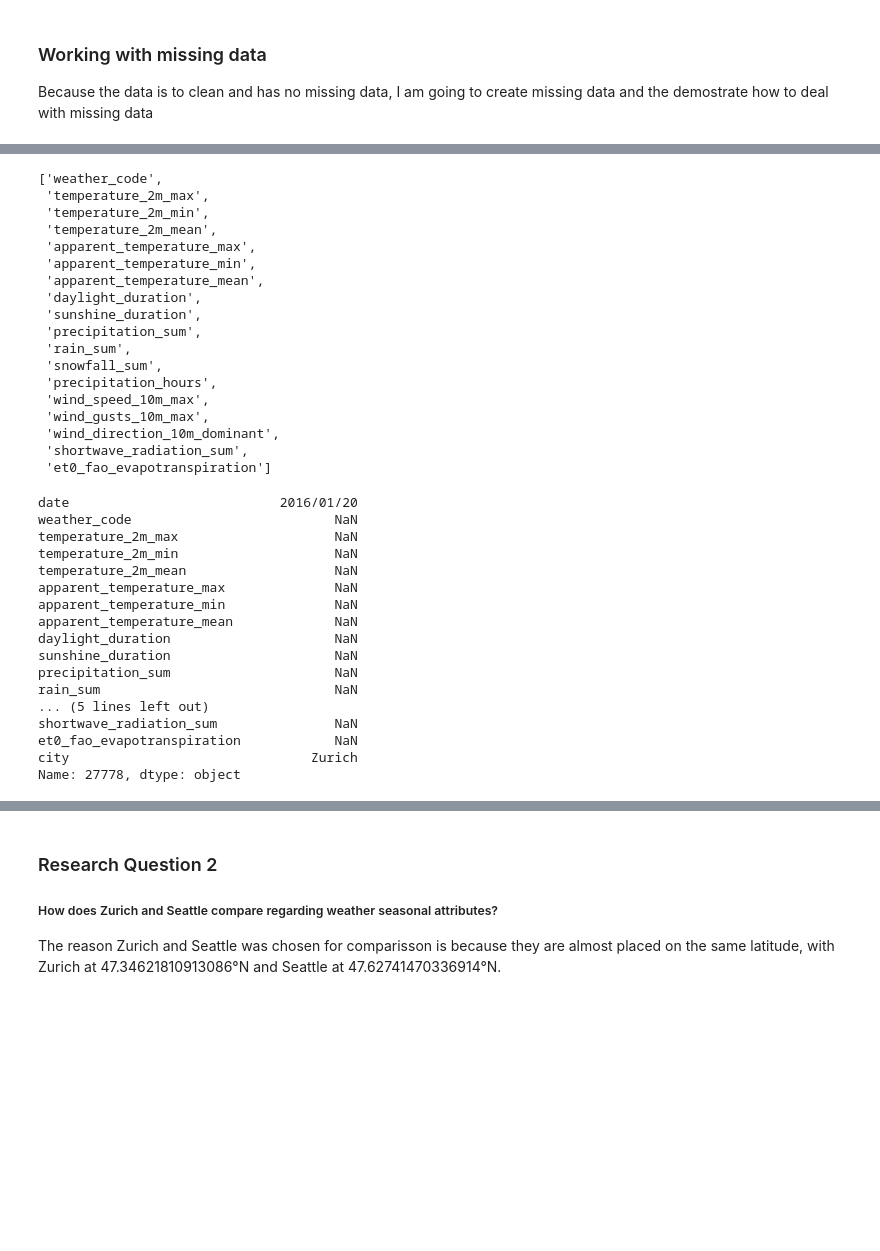
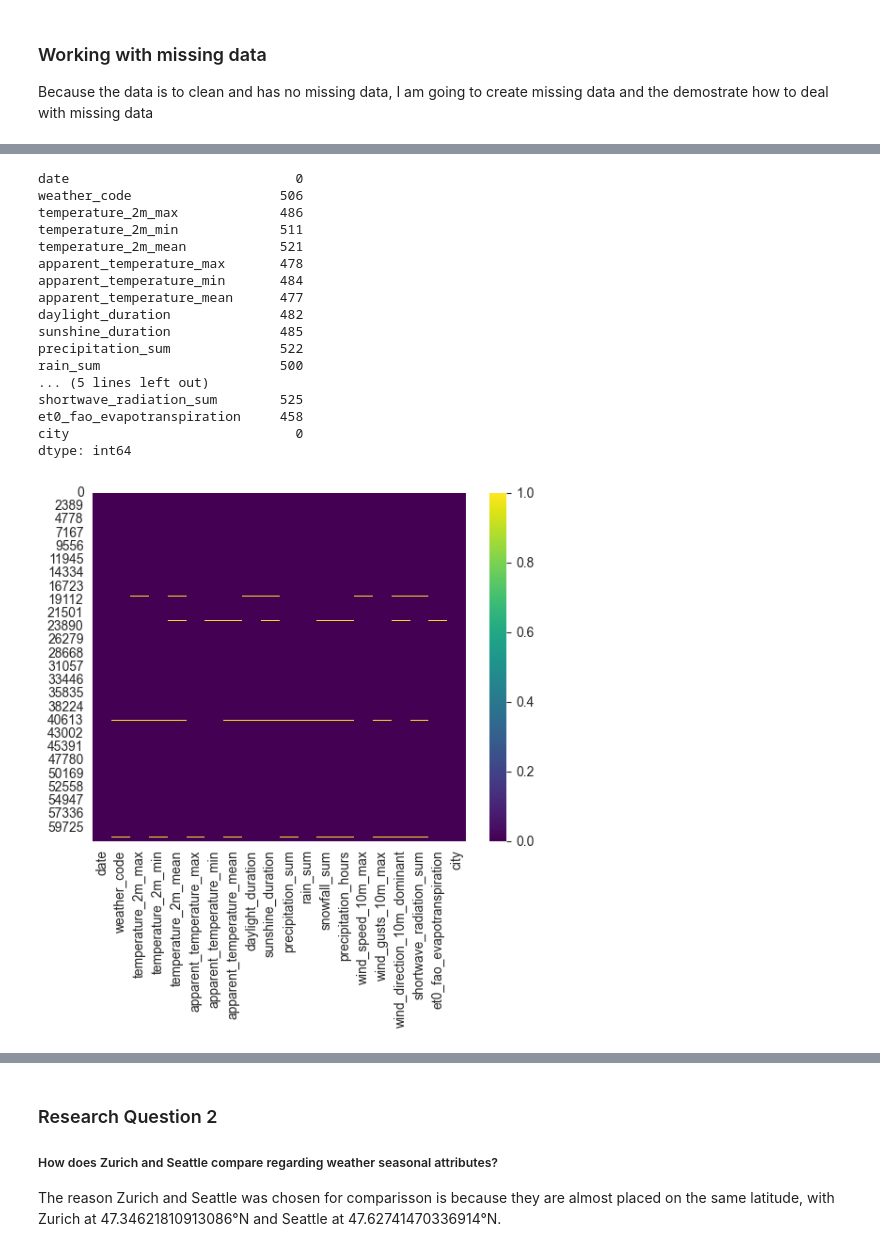
Before and after one commit to Jaffels/CIP_FS25_111, a Jupyter notebook: Johan.ipynb, the cells around one changed output, grey strips where cells are left out. Drawn from its saved outputs; the diff is of its cells as text; code cells hidden in the pictures; blank space fills up the shorter version.

Commit message:
Completed handling missing values

```diff
--- a/Johan.ipynb
+++ b/Johan.ipynb
@@ -302,4 +303,4 @@ After investagting the dataset for outliers it has become clear that the dataset
 
 Because the data is to clean and has no missing data, I am going to create missing data and the demostrate how to deal with missing data
 # %%
-df = pd.read_csv("Data/start.csv")
+df_mis = pd.read_csv("Data/start.csv")
@@ -310,3 +307,3 @@ len(df)
 # %%
-# Generate 200 random numbers that represents the rows apply missing
-random_numbers = [random.randint(1, len(df)) for _ in range(200)]
+# Generate 1000 random numbers that represents the rows to apply missing values
+random_numbers = [random.randint(1, len(df_mis)) for _ in range(1000)]
@@ -333,2 +310,7 @@ random_numbers
 # %%
-columns = list(df.columns)
+# Get a list of all the column names
+columns = list(df_mis.columns)
+
+# Remove date and city from the list
+columns.remove('date')
+columns.remove('city')
@@ -361,48 +317,33 @@ columns.remove('city')
-# %%
-columns
-# %% [output]
-['weather_code',
- 'temperature_2m_max',
- 'temperature_2m_min',
- 'temperature_2m_mean',
- 'apparent_temperature_max',
- 'apparent_temperature_min',
- 'apparent_temperature_mean',
- 'daylight_duration',
- 'sunshine_duration',
- 'precipitation_sum',
- 'rain_sum',
- 'snowfall_sum',
- 'precipitation_hours',
- 'wind_speed_10m_max',
- 'wind_gusts_10m_max',
- 'wind_direction_10m_dominant',
- 'shortwave_radiation_sum',
- 'et0_fao_evapotranspiration']
 # %%
+# Randomly apply NaN values to the columns and rows
 for num in random_numbers:
 	for col in columns:
-		df.loc[num, col] = np.nan
+		if random.choice([0, 1]) == 1:
+			df_mis.loc[num, col] = np.nan
 # %%
-df.loc[27778]
+# Take a look
+print(df_mis.isna().sum())
 # %% [output]
-date                           2016/01/20
-weather_code                          NaN
-temperature_2m_max                    NaN
-temperature_2m_min                    NaN
-temperature_2m_mean                   NaN
-apparent_temperature_max              NaN
-apparent_temperature_min              NaN
-apparent_temperature_mean             NaN
-daylight_duration                     NaN
-sunshine_duration                     NaN
-precipitation_sum                     NaN
-rain_sum                              NaN
+date                             0
+weather_code                   506
+temperature_2m_max             486
+temperature_2m_min             511
+temperature_2m_mean            521
+apparent_temperature_max       478
+apparent_temperature_min       484
+apparent_temperature_mean      477
+daylight_duration              482
+sunshine_duration              485
+precipitation_sum              522
+rain_sum                       500
 ... (5 lines left out)
-shortwave_radiation_sum               NaN
-et0_fao_evapotranspiration            NaN
-city                               Zurich
-Name: 27778, dtype: object
+shortwave_radiation_sum        525
+et0_fao_evapotranspiration     458
+city                             0
+dtype: int64
 # %%
-# 1. Find rows with any missing values
-rows_with_missing = df[df.isna().any(axis=1)]
+# Plot a heat map for missing values
+sns.heatmap(df_mis.isnull(), cbar=True, cmap='viridis')
+plt.show()
+# %% [output]
+[figure, added]
```
Also changed, not shown: parts of 7 cells of this notebook, 5 other files.
